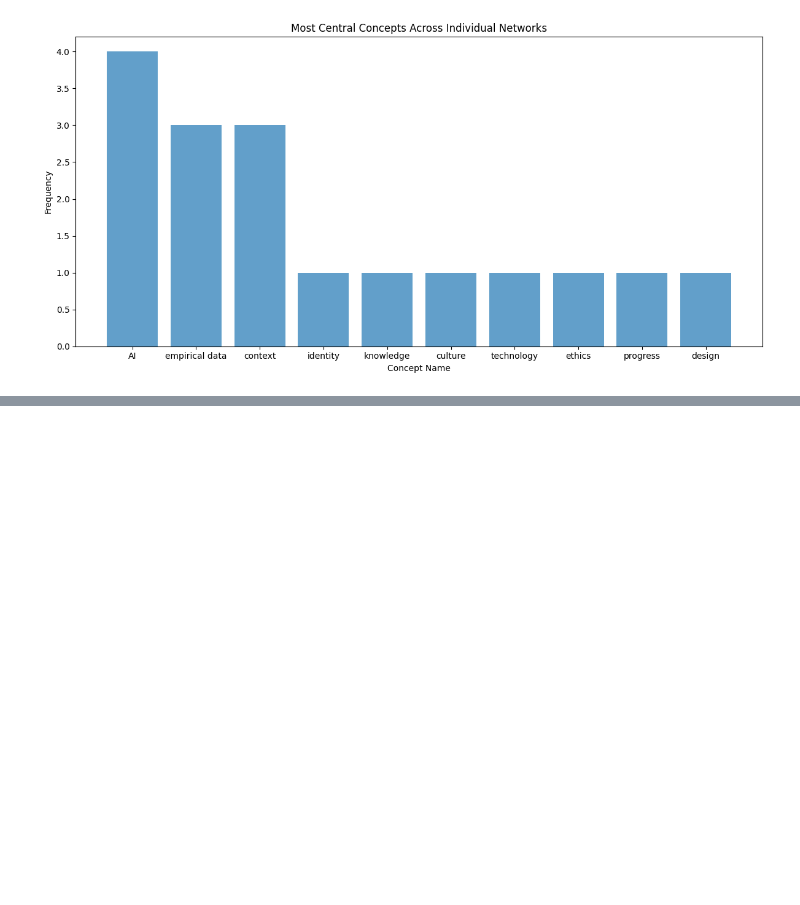
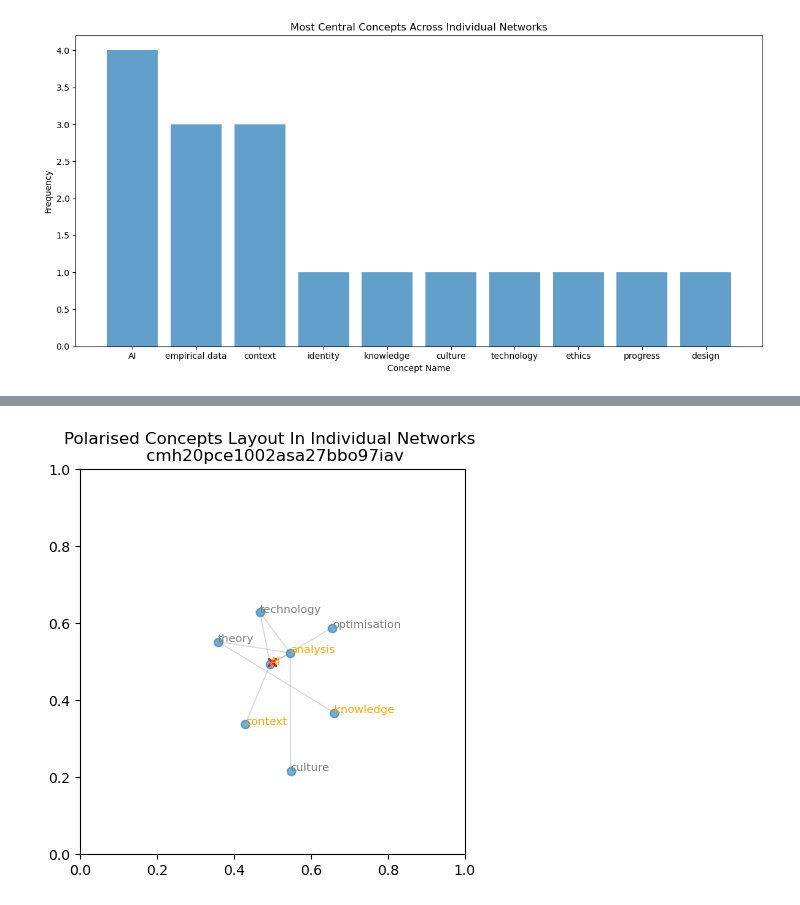
Before and after one commit to isaacbacker/GroupPres_SDS, a Jupyter notebook: Notebooks/network_analysis_group_project.ipynb, the cells around one changed output, grey strips where cells are left out. Saved outputs shown, nothing was run; the diff lists cells and outputs as text; code cells hidden in the pictures; blank space fills up the shorter version.

```diff
--- a/Notebooks/network_analysis_group_project.ipynb
+++ b/Notebooks/network_analysis_group_project.ipynb
@@ -599,0 +728,19 @@ plt.show()
+# %%
+# z-score
+df_focus = df_focus.merge(
+    concept_polarisation[['name', 'avg_distance', 'std_distance']],
+    on='name', how='left'
+)
+df_focus['z_diff'] = (df_focus['distance'] - df_focus['avg_distance']) / df_focus['std_distance']
+
+
+
+df_peripheral = df_peripheral.merge(
+    concept_polarisation[['name', 'avg_distance', 'std_distance']],
+    on='name', how='left'
+)
+df_peripheral['z_diff'] = (df_peripheral['distance'] - df_peripheral['avg_distance']) / df_peripheral['std_distance']
+# %%
+examples = df_focus.loc[(df_focus['z_diff'] > 1.0) | (df_focus['z_diff'] < -1.0)]
+examples = examples.sort_values(by=['name', 'z_diff'])
+examples[['name', 'session_id', 'distance', 'z_diff']]
@@ -599,0 +780,71 @@ plt.show()
+# %%
+from matplotlib.collections import LineCollection
+
+
+
+polarised_terms = set(polarised_terms)
+
+selected_sessions = examples['session_id'].unique()
+
+for s in selected_sessions:
+    session_data = df_alters[df_alters['session_id'] == s].copy()
+    if session_data.empty:
+        print(f"{s}: no nodes, skip")
+        continue
+
+    session_data['networkCanvasUUID'] = session_data['networkCanvasUUID'].astype(str).str.strip()
+
+    fig, ax = plt.subplots(figsize=(5,5))
+    ax.scatter(session_data['user_layout_x'], session_data['user_layout_y'], alpha=0.6)
+    ax.scatter(0.5, 0.5, color='red', marker='x')
+    ax.set_title(f"Polarised Concepts Layout In Individual Networks \n {s}")
+
+    for _, row in session_data.iterrows():
+        color = 'orange' if row['name'] in polarised_terms else 'gray'
+        ax.text(row['user_layout_x'], row['user_layout_y'], row['name'], fontsize=8, color=color)
+
+    edge_file_path = None
+    for edge_info in edge_list:
+        if edge_info['key'] == s:
+            edge_file_path = edge_info['path']
+            break
+
+    if not edge_file_path:
+        print(f"{s}: no edge file entry found in edge_list.")
+    elif not edge_file_path.exists():
+        print(f"{s}: edge file path does not exist: {edge_file_path}")
+    else:
+        edge_df = pd.read_csv(edge_file_path, dtype=str)
+        edge_df['networkCanvasSourceUUID'] = edge_df['networkCanvasSourceUUID'].astype(str).str.strip()
+        edge_df['networkCanvasTargetUUID'] = edge_df['networkCanvasTargetUUID'].astype(str).str.strip()
+
+        print(f"{s}: edges rows = {len(edge_df)}")
+
+        uuid_to_coords = dict(zip(session_data['networkCanvasUUID'],
+                                 zip(session_data['user_layout_x'], session_data['user_layout_y'])))
+
+
+        segments = []
+        for _, edge in edge_df.iterrows():
+            s_uuid = edge['networkCanvasSourceUUID']
+            t_uuid = edge['networkCanvasTargetUUID']
+            if s_uuid in uuid_to_coords and t_uuid in uuid_to_coords:
+                x1, y1 = uuid_to_coords[s_uuid]
+                x2, y2 = uuid_to_coords[t_uuid]
+                segments.append([(x1, y1), (x2, y2)])
+        if segments:
+            lc = LineCollection(segments, linewidths=0.8, alpha=0.3, colors='gray')
+            ax.add_collection(lc)
+        else:
+            print(f"{s}: no matching edges found between node UUIDs and edge UUIDs.")
+
+    #fig.savefig(f'Polarised Concepts Layout In Individul_{s} Network.pdf', bbox_inches='tight')
+    #plt.close(fig)
+
+
+    ax.set_xlim(0,1)
+    ax.set_ylim(0,1)
+    ax.set_aspect('equal')
+
+    plt.show()
+# %% [output]
@@ -599,0 +852 @@ plt.show()
+[figure, added]
```
Also changed, not shown: parts of 18 cells of this notebook, 1 other file.
